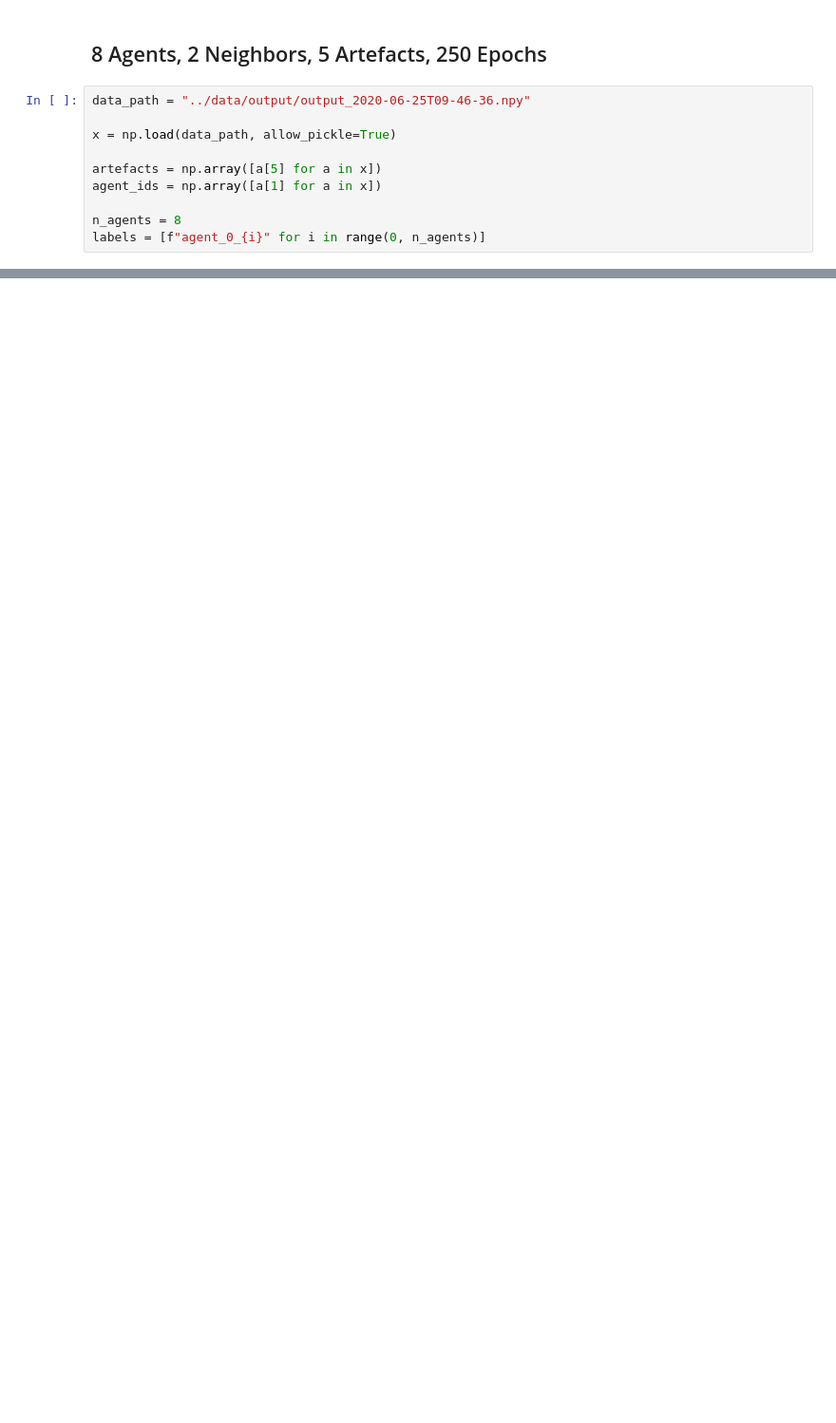
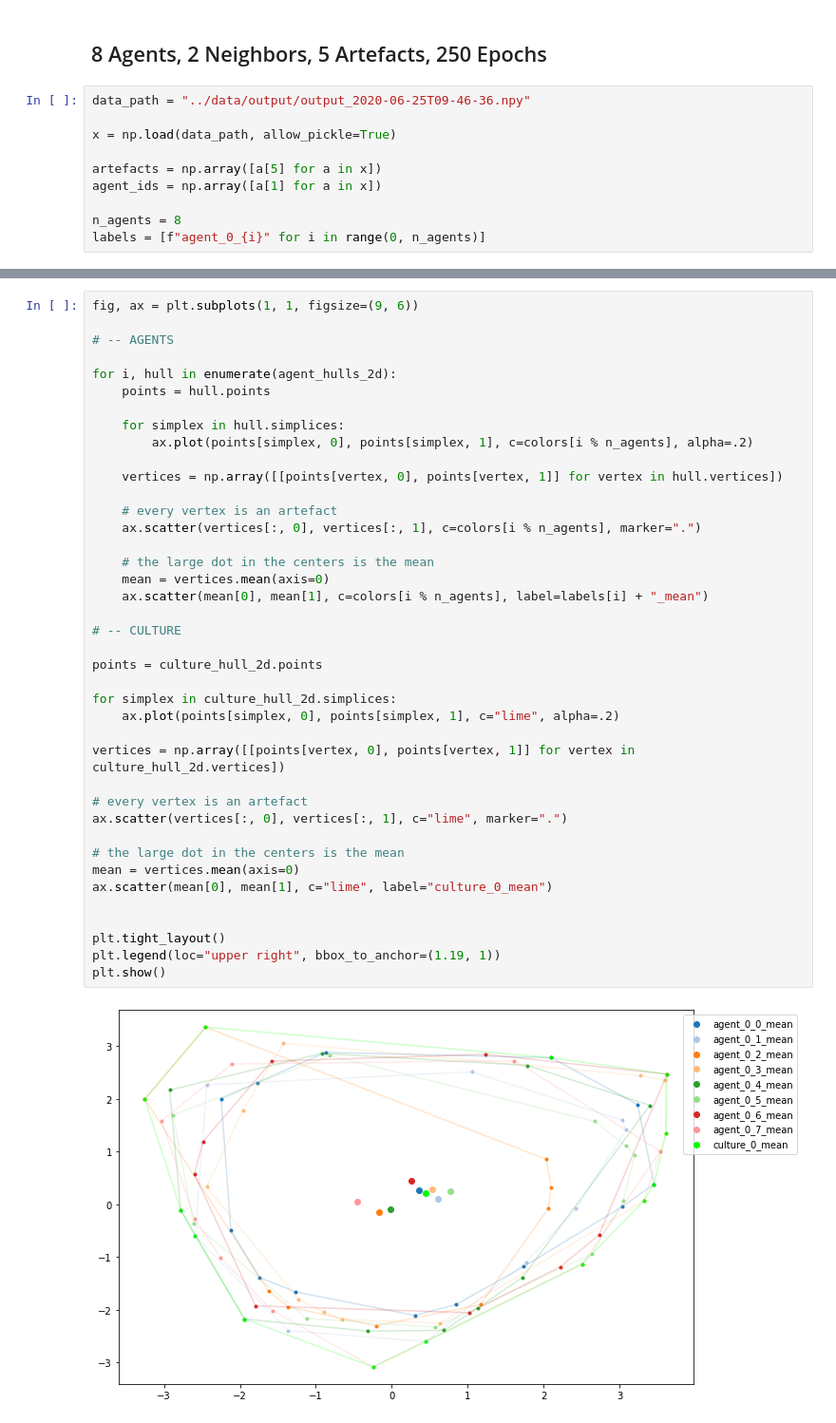
Before and after one commit to maxvstheuniverse/state-of-the-artefact, a Jupyter notebook: logs/2020-06-25_a8_e250_n2.ipynb, the cells around one changed output, grey strips where cells are left out. Shown at 95% size. Drawn from its saved outputs; the diff is of its cells as text; blank space fills up the shorter version.

```diff
--- a/logs/2020-06-25_a8_e250_n2.ipynb
+++ b/logs/2020-06-25_a8_e250_n2.ipynb
@@ -138,0 +203,42 @@ plt.show()
+# %%
+fig, ax = plt.subplots(1, 1, figsize=(9, 6))
+
+# -- AGENTS
+
+for i, hull in enumerate(agent_hulls_2d):
+    points = hull.points
+
+    for simplex in hull.simplices:
+        ax.plot(points[simplex, 0], points[simplex, 1], c=colors[i % n_agents], alpha=.2)
+
+    vertices = np.array([[points[vertex, 0], points[vertex, 1]] for vertex in hull.vertices])
+
+    # every vertex is an artefact
+    ax.scatter(vertices[:, 0], vertices[:, 1], c=colors[i % n_agents], marker=".")
+
+    # the large dot in the centers is the mean
+    mean = vertices.mean(axis=0)
+    ax.scatter(mean[0], mean[1], c=colors[i % n_agents], label=labels[i] + "_mean")
+
+# -- CULTURE
+
+points = culture_hull_2d.points
+
+for simplex in culture_hull_2d.simplices:
+    ax.plot(points[simplex, 0], points[simplex, 1], c="lime", alpha=.2)
+
+vertices = np.array([[points[vertex, 0], points[vertex, 1]] for vertex in culture_hull_2d.vertices])
+
+# every vertex is an artefact
+ax.scatter(vertices[:, 0], vertices[:, 1], c="lime", marker=".")
+
+# the large dot in the centers is the mean
+mean = vertices.mean(axis=0)
+ax.scatter(mean[0], mean[1], c="lime", label="culture_0_mean")
+
+
+plt.tight_layout()
+plt.legend(loc="upper right", bbox_to_anchor=(1.19, 1))
+plt.show()
+# %% [output]
+[figure, added]
```
Also changed, not shown: parts of 11 cells of this notebook, 2 other files.
